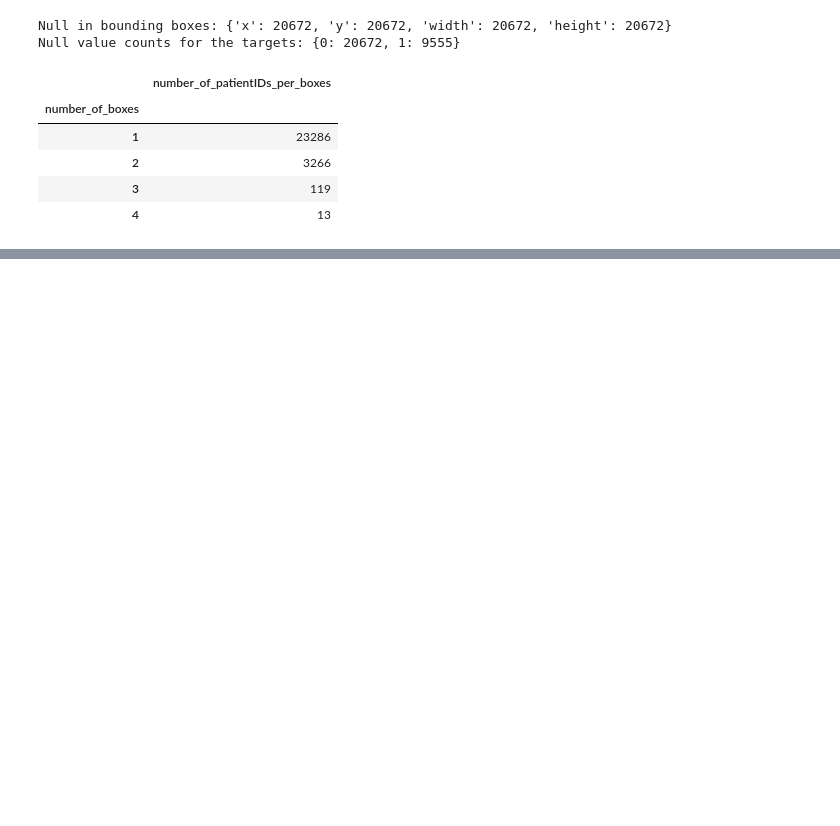
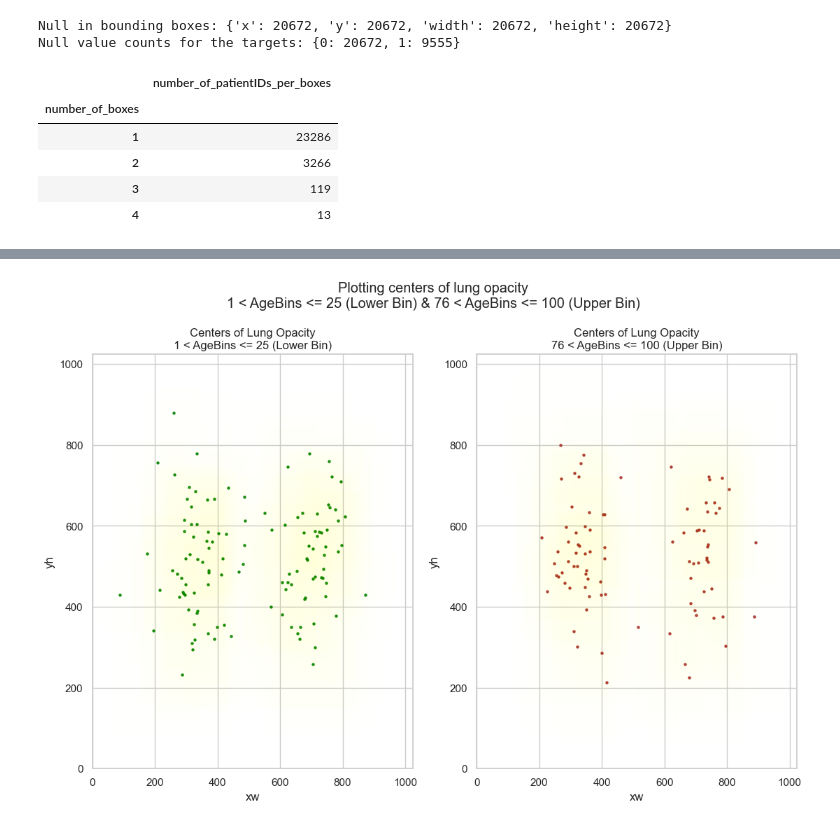
Before and after one commit to AIML-July-23-A-Capstone-G1-Team/Capstone-Project, a Jupyter notebook: Capstone.ipynb, the cells around one changed output, grey strips where cells are left out. Cells and saved outputs as stored; diff of their text form; code cells hidden in the pictures; blank space fills up the shorter version.

```diff
--- a/Capstone.ipynb
+++ b/Capstone.ipynb
@@ -542,0 +546,35 @@ Shape of the train_class dataframe after merge: (30227, 9)
+# %%
+def bboxes_scatter(df1, df2, text1, text2):
+    fig, (ax1, ax2) = plt.subplots(1, 2, figsize=(13, 8))
+    fig.subplots_adjust(top=0.85)
+    fig.suptitle('Plotting centers of lung opacity\n{} & {}'.format(text1, text2))
+
+    df1.plot.scatter(x='xw', y='yh', ax=ax1, alpha=0.8, marker='.', xlim=(0, 1024), ylim=(0, 1024), color='green')
+    ax1.set_title('Centers of Lung Opacity\n{}'.format(text1))
+    for i, row in df1.iterrows():
+        ax1.add_patch(Rectangle(xy=(row['x'], row['y']), width=row['width'], height=row['height'], alpha=3.5e-3, color='yellow'))
+
+    df2.plot.scatter(x='xw', y='yh', ax=ax2, alpha=0.8, marker='.', color='brown', xlim=(0, 1024), ylim=(0, 1024))
+    ax2.set_title('Centers of Lung Opacity\n{}'.format(text2))
+    for i, row in df2.iterrows():
+        ax2.add_patch(Rectangle(xy=(row['x'], row['y']), width=row['width'], height=row['height'], alpha=3.5e-3, color='yellow'))
+
+    plt.show()
+# %%
+bboxes = train_class[train_class['Target'] == 1]
+bboxes['xw'] = bboxes['x'] + bboxes['width'] / 2
+bboxes['yh'] = bboxes['y'] + bboxes['height'] / 2
+
+# Check the size of the population before sampling
+lower_bin_population = bboxes[bboxes['AgeBins'] == '0-25'].shape[0]
+upper_bin_population = bboxes[bboxes['AgeBins'] == '76-100'].shape[0]
+
+# Sample the minimum of the available population or the desired sample size
+sample_size = 200
+
+df1 = bboxes[bboxes['AgeBins'] == '0-25'].sample(min(sample_size, lower_bin_population), replace=False)
+df2 = bboxes[bboxes['AgeBins'] == '76-100'].sample(min(sample_size, upper_bin_population), replace=False)
+
+bboxes_scatter(df1, df2, '1 < AgeBins <= 25 (Lower Bin)', '76 < AgeBins <= 100 (Upper Bin)')
+# %% [output]
+[figure, added]
```
Also changed, not shown: parts of 10 cells of this notebook.
